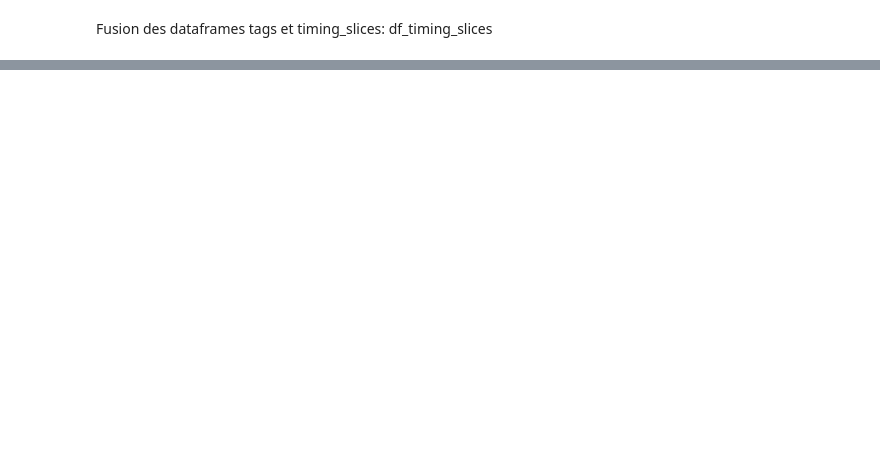
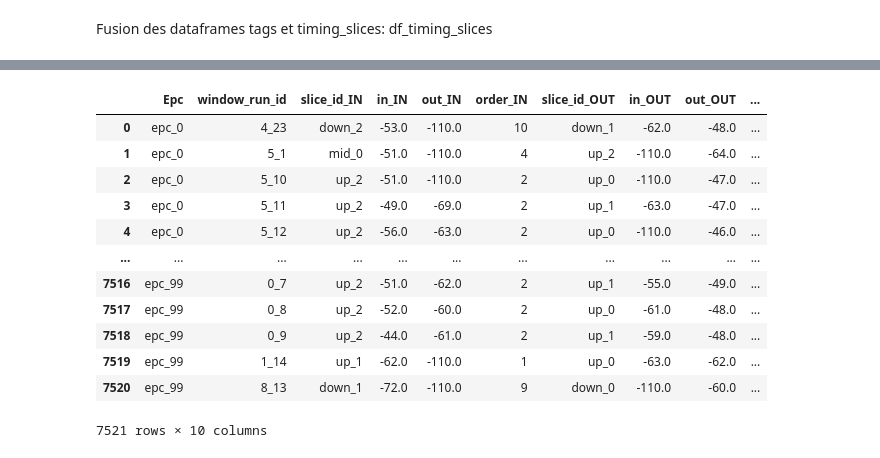
Before and after one commit to jaja07/Projet-S8, a Jupyter notebook: Analytique.ipynb, the cells around one changed output, grey strips where cells are left out. Saved outputs shown, nothing was run; the diff lists cells and outputs as text; code cells hidden in the pictures; blank space fills up the shorter version.

```diff
--- a/Analytique.ipynb
+++ b/Analytique.ipynb
@@ -254,0 +308,4 @@ df_timing_slices
+# %%
+order=pd.DataFrame(timing_slices['slice_id'].unique(), columns=['slice_id'])
+order['order']=order.index
+order
@@ -254,0 +326,4 @@ df_timing_slices
+# %%
+ana=pd.merge(ana, order, on='slice_id', how='left')
+ana = ana [['Epc', 'window_run_id', 'slice_id', 'in', 'out', 'order']]
+ana
@@ -254,0 +344,3 @@ df_timing_slices
+# %%
+ana_out =ana [ ana['out']>ana['in'] ].sort_values(['Epc', 'window_run_id', 'order'], ascending=False).drop_duplicates(['Epc', 'window_run_id'])
+ana_out
@@ -254,0 +361,3 @@ df_timing_slices
+# %%
+ana_in =ana [ ana['in']>ana['out'] ].sort_values(['Epc', 'window_run_id', 'order'], ascending=True).drop_duplicates(['Epc', 'window_run_id'])
+ana_in
@@ -254,0 +378,17 @@ df_timing_slices
+# %%
+ana = pd.merge(ana_in, ana_out, on=['Epc', 'window_run_id'], suffixes=['_IN', '_OUT'], how='inner').sort_values(['Epc', 'window_run_id'])
+ana
+# %% [output]
+|  | Epc | window_run_id | slice_id_IN | in_IN | out_IN | order_IN | slice_id_OUT | in_OUT | out_OUT | ... |
+| 0 | epc_0 | 4_23 | down_2 | -53.0 | -110.0 | 10 | down_1 | -62.0 | -48.0 | ... |
+| 1 | epc_0 | 5_1 | mid_0 | -51.0 | -110.0 | 4 | up_2 | -110.0 | -64.0 | ... |
+| 2 | epc_0 | 5_10 | up_2 | -51.0 | -110.0 | 2 | up_0 | -110.0 | -47.0 | ... |
+| 3 | epc_0 | 5_11 | up_2 | -49.0 | -69.0 | 2 | up_1 | -63.0 | -47.0 | ... |
+| 4 | epc_0 | 5_12 | up_2 | -56.0 | -63.0 | 2 | up_0 | -110.0 | -46.0 | ... |
+| ... | ... | ... | ... | ... | ... | ... | ... | ... | ... | ... |
+| 7516 | epc_99 | 0_7 | up_2 | -51.0 | -62.0 | 2 | up_1 | -55.0 | -49.0 | ... |
+| 7517 | epc_99 | 0_8 | up_2 | -52.0 | -60.0 | 2 | up_0 | -61.0 | -48.0 | ... |
+| 7518 | epc_99 | 0_9 | up_2 | -44.0 | -61.0 | 2 | up_1 | -59.0 | -48.0 | ... |
+| 7519 | epc_99 | 1_14 | up_1 | -62.0 | -110.0 | 1 | up_0 | -63.0 | -62.0 | ... |
+| 7520 | epc_99 | 8_13 | down_1 | -72.0 | -110.0 | 9 | down_0 | -110.0 | -60.0 | ... |
+7521 rows × 10 columns
```
Also changed, not shown: parts of 13 cells of this notebook.
